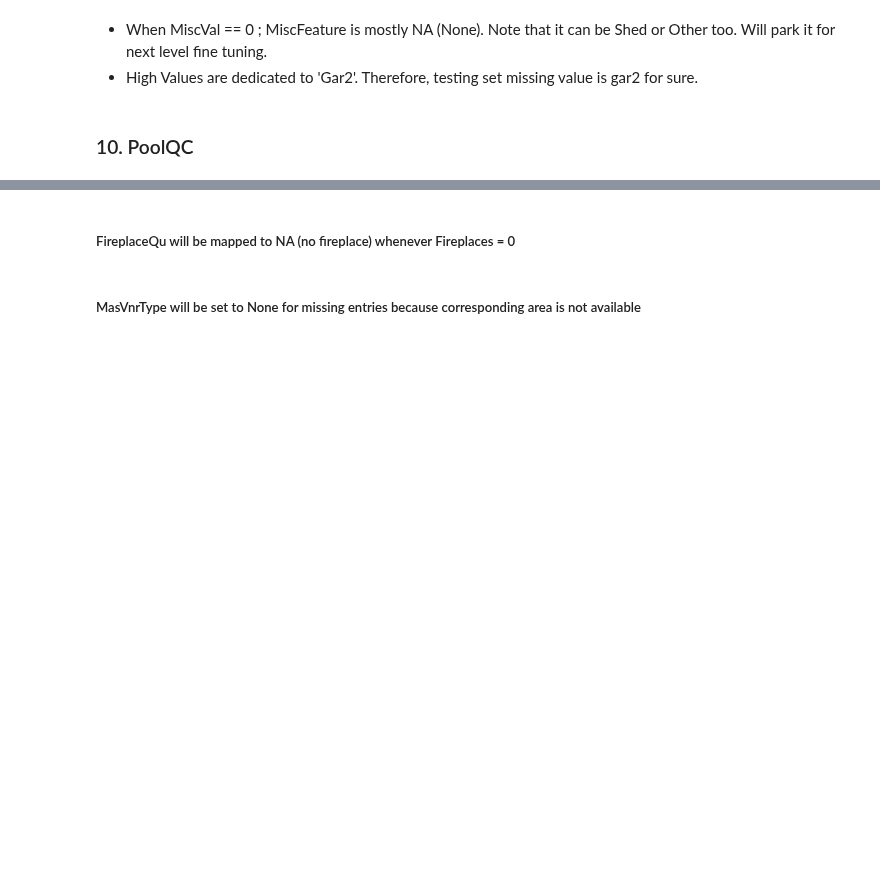
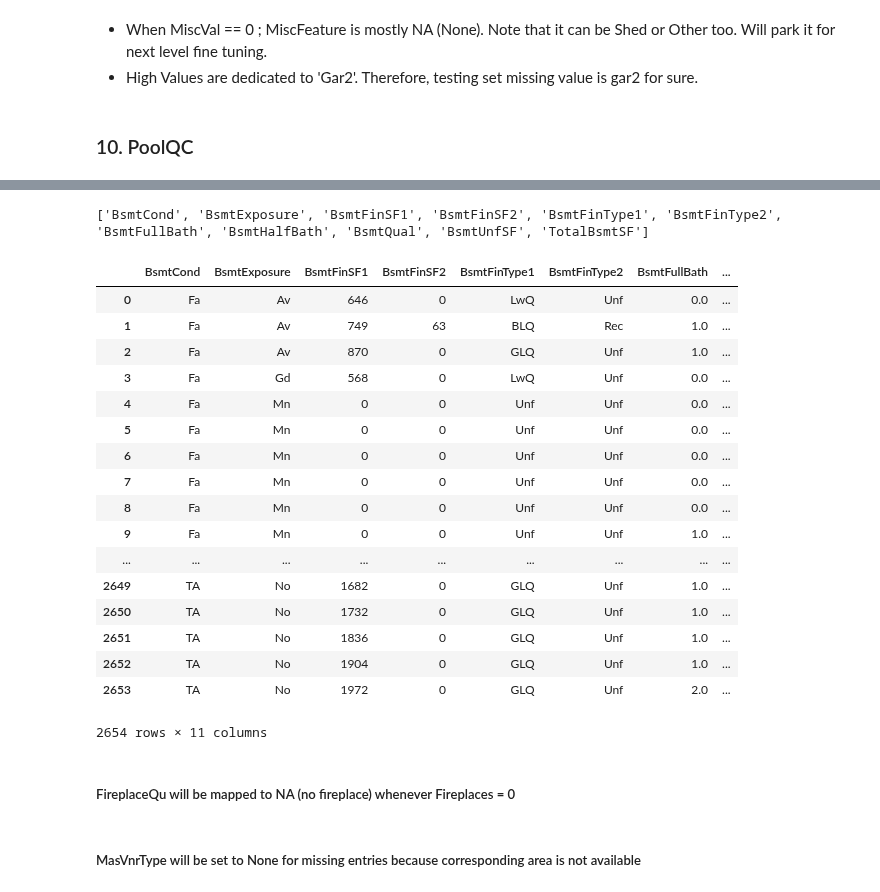
Before and after one commit to PadmarajBhat/Kaggle-Dataset-Exploration, a Jupyter notebook: House Prices- Advanced Regression Techniques/Data Wrangling/House Prices - ART(Wrangling).ipynb, the cells around one changed output, grey strips where cells are left out. Cells and saved outputs as stored; diff of their text form; code cells hidden in the pictures; blank space fills up the shorter version.

```diff
--- a/House Prices- Advanced Regression Techniques/Data Wrangling/House Prices - ART(Wrangling).ipynb
+++ b/House Prices- Advanced Regression Techniques/Data Wrangling/House Prices - ART(Wrangling).ipynb
@@ -834,3 +966,30 @@ GarageTypeWrangling()
+# %%
+def bsmtInterpolate(df):
+    bsmt_column = [c for c in list(df) if "Bsmt" in c]
+    print(bsmt_column)
+
+    dd(df.groupby(bsmt_column).agg('count').reset_index()[bsmt_column])
+bsmtInterpolate(df_kitchen.copy())
+# %% [output]
+['BsmtCond', 'BsmtExposure', 'BsmtFinSF1', 'BsmtFinSF2', 'BsmtFinType1', 'BsmtFinType2', 'BsmtFullBath', 'BsmtHalfBath', 'BsmtQual', 'BsmtUnfSF', 'TotalBsmtSF']
+|  | BsmtCond | BsmtExposure | BsmtFinSF1 | BsmtFinSF2 | BsmtFinType1 | BsmtFinType2 | BsmtFullBath | ... |
+| 0 | Fa | Av | 646 | 0 | LwQ | Unf | 0.0 | ... |
+| 1 | Fa | Av | 749 | 63 | BLQ | Rec | 1.0 | ... |
+| 2 | Fa | Av | 870 | 0 | GLQ | Unf | 1.0 | ... |
+| 3 | Fa | Gd | 568 | 0 | LwQ | Unf | 0.0 | ... |
+| 4 | Fa | Mn | 0 | 0 | Unf | Unf | 0.0 | ... |
+| 5 | Fa | Mn | 0 | 0 | Unf | Unf | 0.0 | ... |
+| 6 | Fa | Mn | 0 | 0 | Unf | Unf | 0.0 | ... |
+| 7 | Fa | Mn | 0 | 0 | Unf | Unf | 0.0 | ... |
+| 8 | Fa | Mn | 0 | 0 | Unf | Unf | 0.0 | ... |
+| 9 | Fa | Mn | 0 | 0 | Unf | Unf | 1.0 | ... |
+| ... | ... | ... | ... | ... | ... | ... | ... | ... |
+| 2649 | TA | No | 1682 | 0 | GLQ | Unf | 1.0 | ... |
+| 2650 | TA | No | 1732 | 0 | GLQ | Unf | 1.0 | ... |
+| 2651 | TA | No | 1836 | 0 | GLQ | Unf | 1.0 | ... |
+| 2652 | TA | No | 1904 | 0 | GLQ | Unf | 1.0 | ... |
+| 2653 | TA | No | 1972 | 0 | GLQ | Unf | 2.0 | ... |
+2654 rows × 11 columns
 # %%
 def FireplaceWrangling():
     df = pd.read_csv('train.csv')
```
Also changed, not shown: parts of 18 cells of this notebook.
